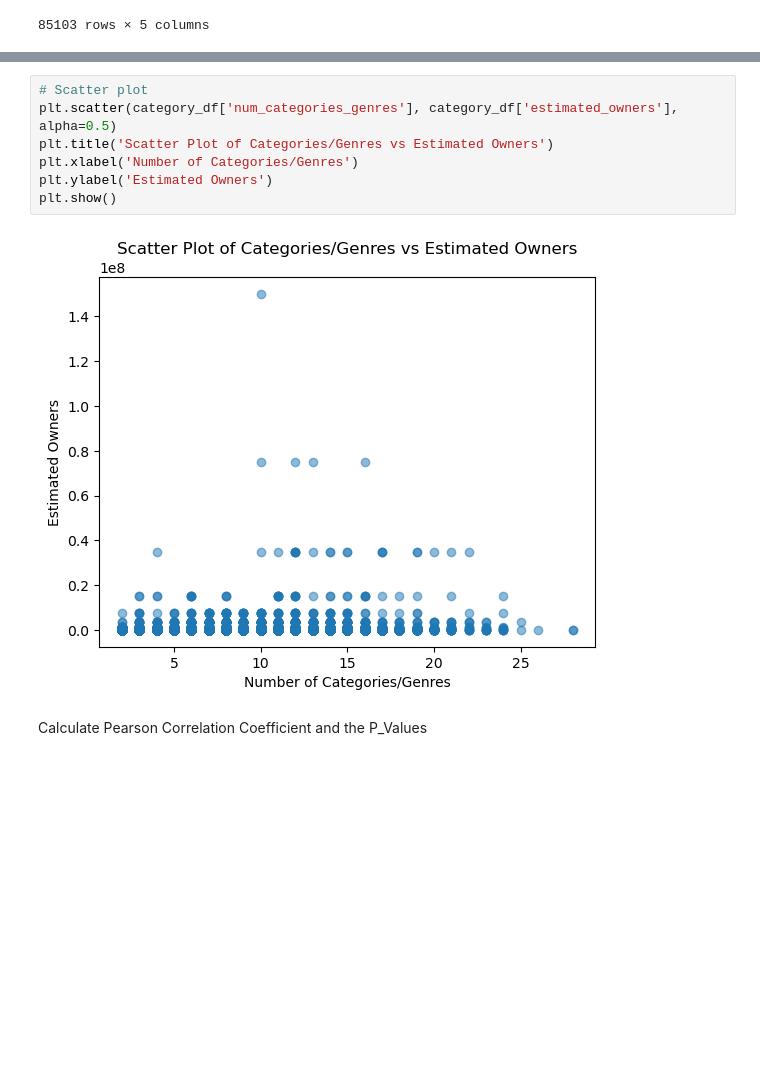
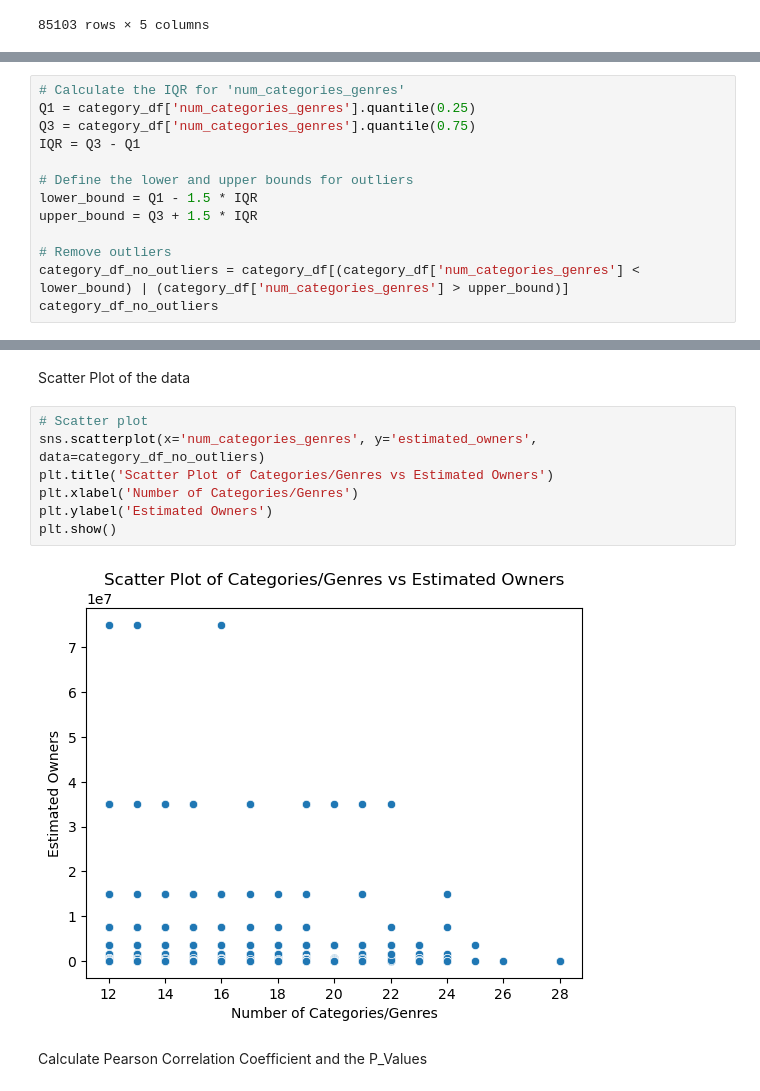
Before and after one commit to AlexOrtiz5/Games-Study, a Jupyter notebook: notebook/hypotesis_testing.ipynb, the cells around one changed output, grey strips where cells are left out. Cells and saved outputs as stored; diff of their text form; blank space fills up the shorter version.

```diff
--- a/notebook/hypotesis_testing.ipynb
+++ b/notebook/hypotesis_testing.ipynb
@@ -592,0 +994,13 @@ Scatter Plot data
+# %%
+# Calculate the IQR for 'num_categories_genres'
+Q1 = category_df['num_categories_genres'].quantile(0.25)
+Q3 = category_df['num_categories_genres'].quantile(0.75)
+IQR = Q3 - Q1
+
+# Define the lower and upper bounds for outliers
+lower_bound = Q1 - 1.5 * IQR
+upper_bound = Q3 + 1.5 * IQR
+
+# Remove outliers
+category_df_no_outliers = category_df[(category_df['num_categories_genres'] < lower_bound) | (category_df['num_categories_genres'] > upper_bound)]
+category_df_no_outliers
@@ -593,12 +1033,14 @@ Scatter Plot data
+# %% [markdown]
+Scatter Plot of the data
 # %%
 # Scatter plot
-plt.scatter(category_df['num_categories_genres'], category_df['estimated_owners'], alpha=0.5)
+sns.scatterplot(x='num_categories_genres', y='estimated_owners', data=category_df_no_outliers)
 plt.title('Scatter Plot of Categories/Genres vs Estimated Owners')
 plt.xlabel('Number of Categories/Genres')
 plt.ylabel('Estimated Owners')
 plt.show()
 # %% [output]
-[figure, old version]
+[figure, new version]
 # %% [markdown]
 Calculate Pearson Correlation Coefficient and the P_Values
 # %%
```
Also changed, not shown: parts of 58 cells of this notebook.
